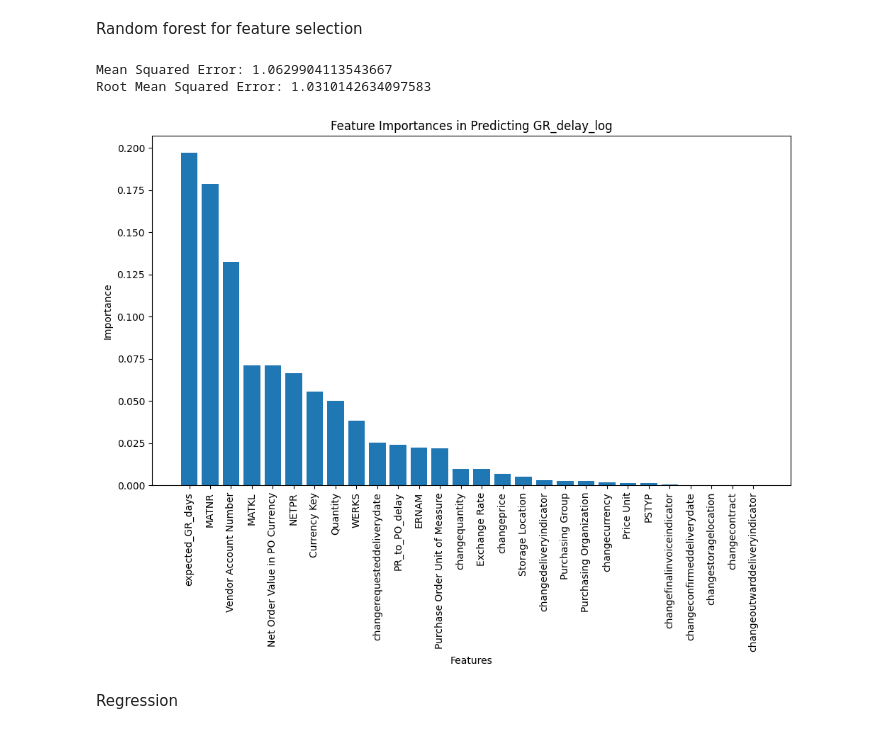
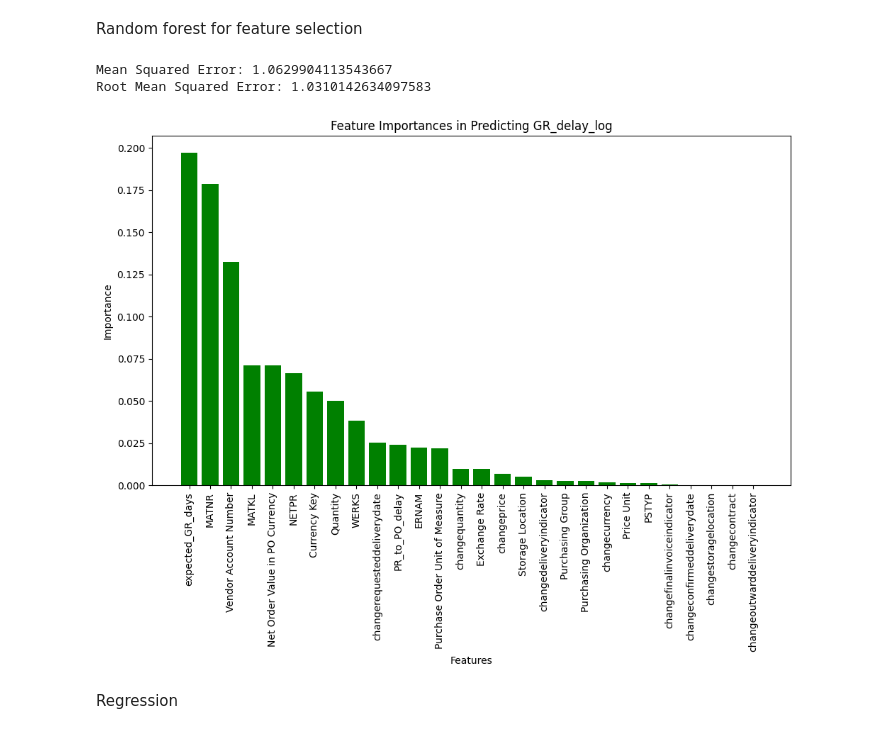
Before and after one commit to sri-anirudh/Deloitte-project, a Jupyter notebook: analysis2.ipynb, the cells around one changed output. Cells and saved outputs as stored; diff of their text form; code cells hidden in the pictures.

```diff
--- a/analysis2.ipynb
+++ b/analysis2.ipynb
@@ -393,35 +393,35 @@ rmse = mse ** 0.5
 print(f"Mean Squared Error: {mse}")
 print(f"Root Mean Squared Error: {rmse}")
 
 
 import matplotlib.pyplot as plt
 import numpy as np
 
 # Feature names from the model
 feature_names = numerical_variables + nominal_variables + binary_variables
 
 # Extract feature importances from the model
 importances = rf_model.feature_importances_
 
 # Sort the feature importances in descending order
 indices = np.argsort(importances)[::-1]
 
 # Rearrange feature names so they match the sorted feature importances
 sorted_feature_names = [feature_names[i] for i in indices]
 
 # Plotting
 plt.figure(figsize=(10, 8))
 plt.title("Feature Importances in Predicting GR_delay_log")
-plt.bar(range(len(importances)), importances[indices], align="center")
+plt.bar(range(len(importances)), importances[indices], align="center", color='green')
 plt.xticks(range(len(importances)), sorted_feature_names, rotation=90)
 plt.ylabel('Importance')
 plt.xlabel('Features')
 plt.tight_layout()  # adjusts subplots to give some padding
 plt.show()
 # %% [output]
 Mean Squared Error: 1.0629904113543667
 Root Mean Squared Error: 1.0310142634097583
-[figure, old version]
+[figure, new version]
 # %%
 data[['expected_GR_days', 'Vendor Account Number', 'MATKL', 'NETPR_normalized_scaled',
           'Currency Key', 'Quantity', 'WERKS','PR_to_PO_delay'] +
```
Also changed, not shown: parts of 11 cells of this notebook, 1 other file.
